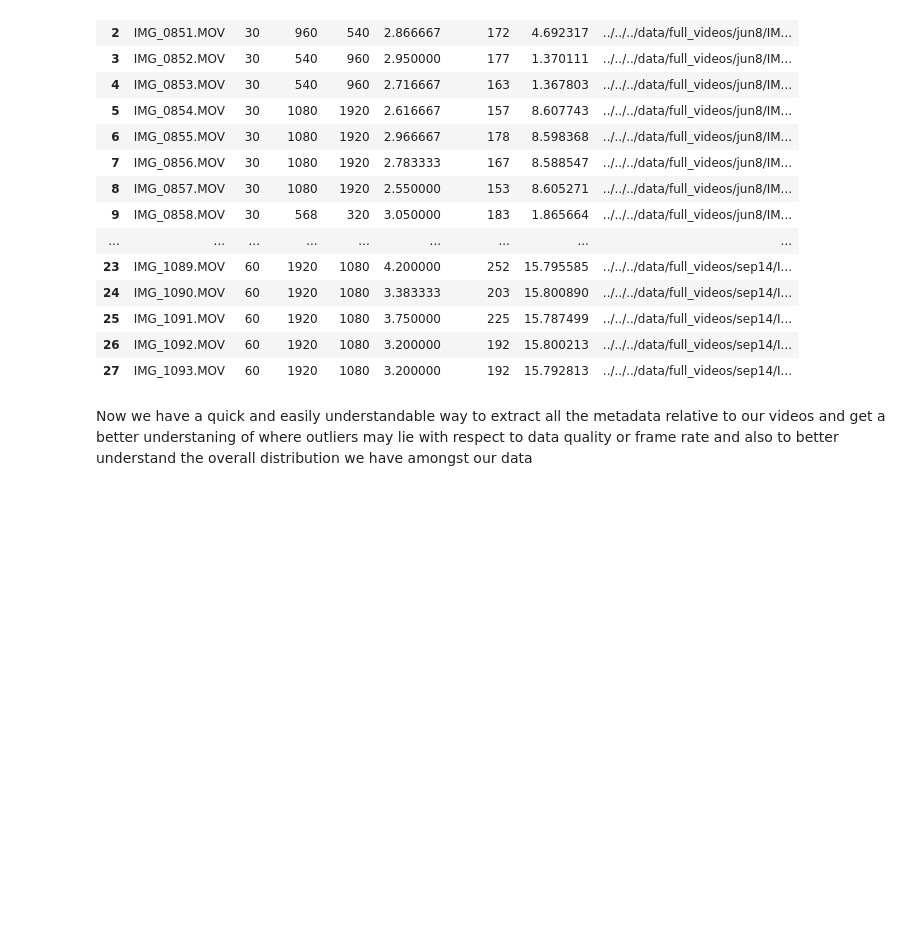
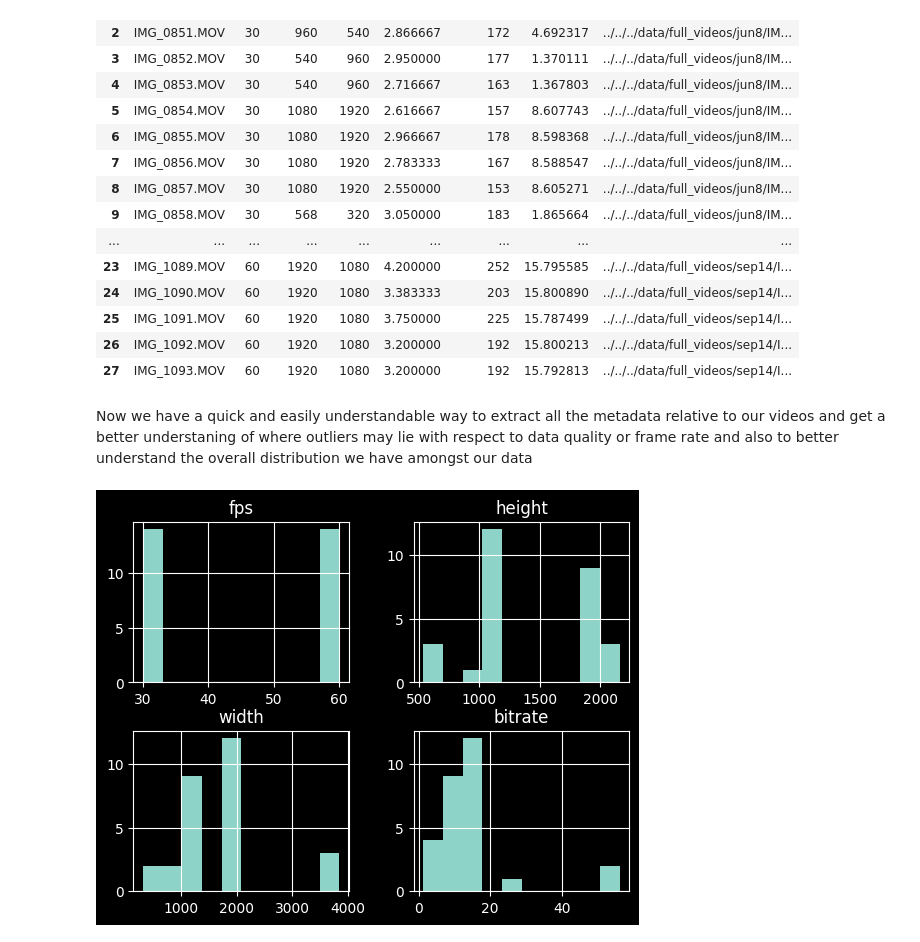
Before and after one commit to azaidi06/eagle-swing, a Jupyter notebook: posts/exploratory-data-analysis/eda_nb.ipynb, the cells around one changed output. Drawn from its saved outputs; the diff is of its cells as text; code cells hidden in the pictures; blank space fills up the shorter version.

```diff
--- a/posts/exploratory-data-analysis/eda_nb.ipynb
+++ b/posts/exploratory-data-analysis/eda_nb.ipynb
@@ -122,3 +127,10 @@ df
 | 27 | IMG_1093.MOV | 60 | 1920 | 1080 | 3.200000 | 192 | 15.792813 | ../../../data/full_videos/sep14/I... |
 # %% [markdown]
 Now we have a quick and easily understandable way to extract all the metadata relative to our videos and get a better understaning of where outliers may lie with respect to data quality or frame rate and also to better understand the overall distribution we have amongst our data
+# %%
+#| echo: false
+plt.style.use('dark_background')
+df.hist(column=['fps', 'height', 'width', 'bitrate'])
+plt.yticks(np.arange(0, 15, 5));
+# %% [output]
+[figure, added]
```
Also changed, not shown: parts of 8 cells of this notebook, 1 other file.
